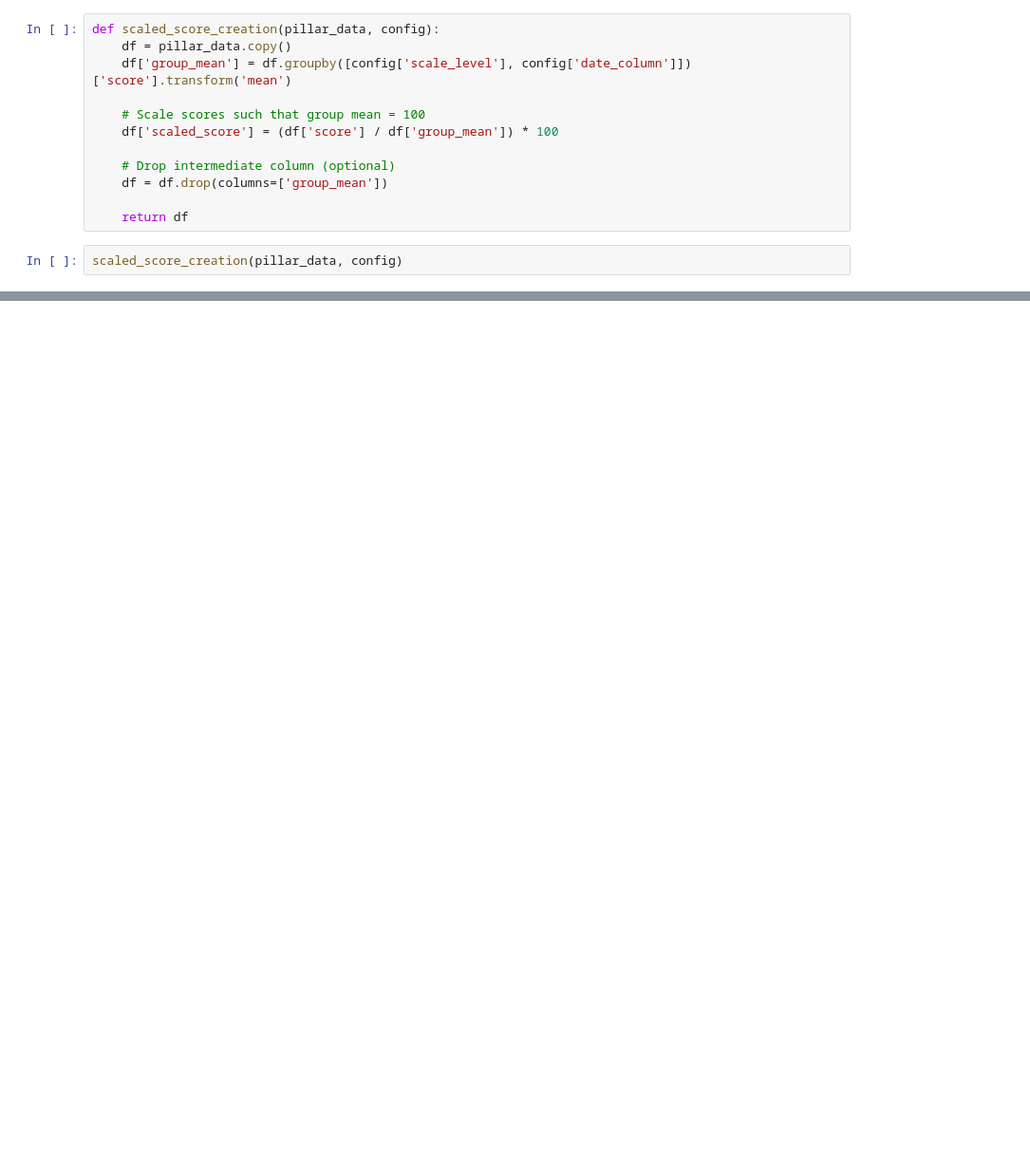
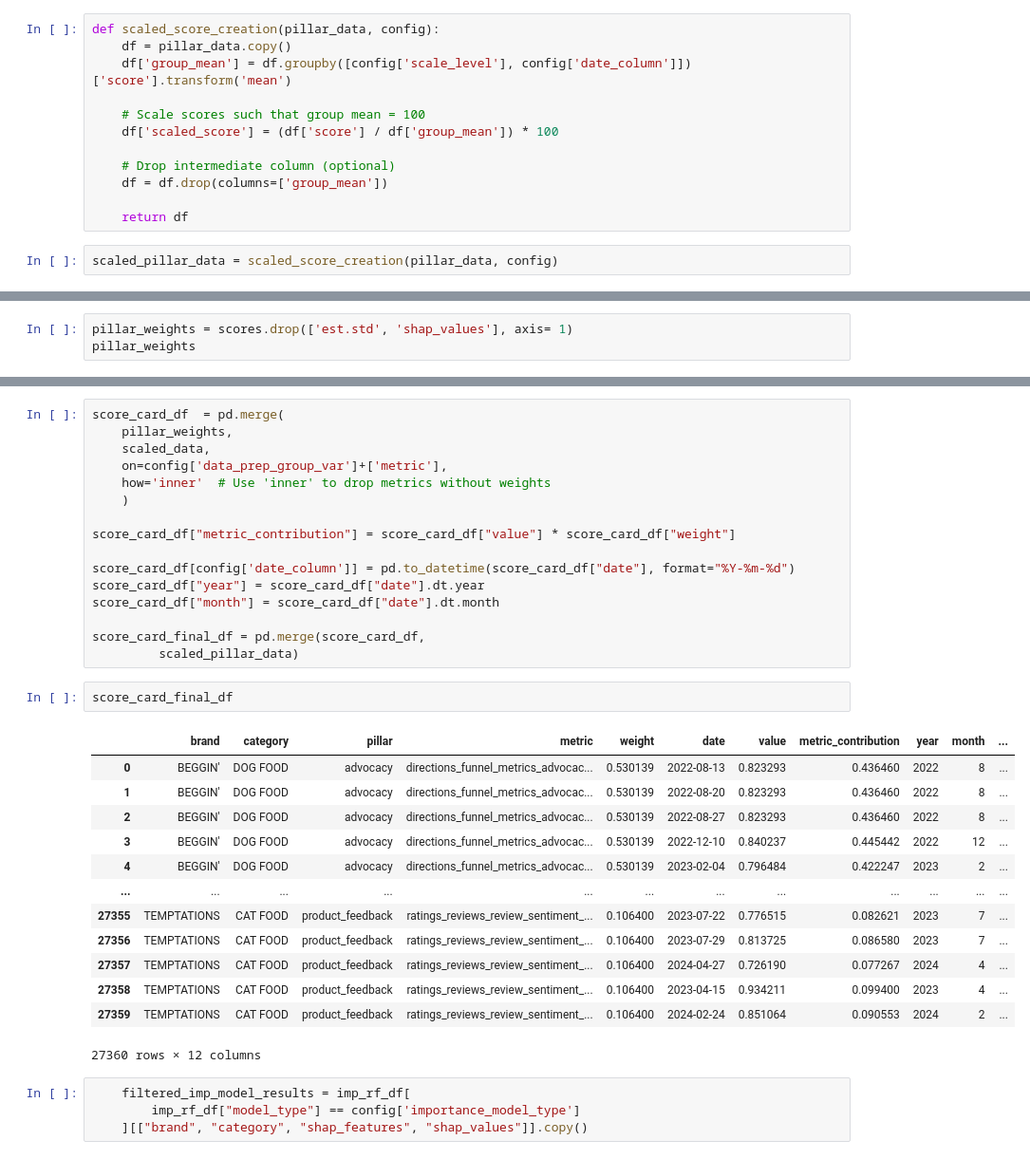
Before and after one commit to vks-varma/brandhub-capability, a Jupyter notebook: src/BHC_Capability/rough_book.ipynb, the cells around one changed output, grey strips where cells are left out. Shown at 95% size. Cells and saved outputs as stored; diff of their text form; blank space fills up the shorter version.

Commit message:
Entire pipeline integrated till scorecard creation

```diff
--- a/src/BHC_Capability/rough_book.ipynb
+++ b/src/BHC_Capability/rough_book.ipynb
@@ -1173,4 +1159,4 @@ def scaled_score_creation(pillar_data, config):
 
     return df
 # %%
-scaled_score_creation(pillar_data, config)
+scaled_pillar_data = scaled_score_creation(pillar_data, config)
@@ -1190,0 +1516,3 @@ scaled_score_creation(pillar_data, config)
+# %%
+pillar_weights = scores.drop(['est.std', 'shap_values'], axis= 1)
+pillar_weights
@@ -1190,0 +1533,36 @@ scaled_score_creation(pillar_data, config)
+# %%
+score_card_df  = pd.merge(
+    pillar_weights,
+    scaled_data,
+    on=config['data_prep_group_var']+['metric'],
+    how='inner'  # Use 'inner' to drop metrics without weights
+    )
+
+score_card_df["metric_contribution"] = score_card_df["value"] * score_card_df["weight"]
+
+score_card_df[config['date_column']] = pd.to_datetime(score_card_df["date"], format="%Y-%m-%d")
+score_card_df["year"] = score_card_df["date"].dt.year
+score_card_df["month"] = score_card_df["date"].dt.month
+
+score_card_final_df = pd.merge(score_card_df,
+         scaled_pillar_data)
+# %%
+score_card_final_df
+# %% [output]
+|  | brand | category | pillar | metric | weight | date | value | metric_contribution | year | month | ... |
+| 0 | BEGGIN' | DOG FOOD | advocacy | directions_funnel_metrics_advocac... | 0.530139 | 2022-08-13 | 0.823293 | 0.436460 | 2022 | 8 | ... |
+| 1 | BEGGIN' | DOG FOOD | advocacy | directions_funnel_metrics_advocac... | 0.530139 | 2022-08-20 | 0.823293 | 0.436460 | 2022 | 8 | ... |
+| 2 | BEGGIN' | DOG FOOD | advocacy | directions_funnel_metrics_advocac... | 0.530139 | 2022-08-27 | 0.823293 | 0.436460 | 2022 | 8 | ... |
+| 3 | BEGGIN' | DOG FOOD | advocacy | directions_funnel_metrics_advocac... | 0.530139 | 2022-12-10 | 0.840237 | 0.445442 | 2022 | 12 | ... |
+| 4 | BEGGIN' | DOG FOOD | advocacy | directions_funnel_metrics_advocac... | 0.530139 | 2023-02-04 | 0.796484 | 0.422247 | 2023 | 2 | ... |
+| ... | ... | ... | ... | ... | ... | ... | ... | ... | ... | ... | ... |
+| 27355 | TEMPTATIONS | CAT FOOD | product_feedback | ratings_reviews_review_sentiment_... | 0.106400 | 2023-07-22 | 0.776515 | 0.082621 | 2023 | 7 | ... |
+| 27356 | TEMPTATIONS | CAT FOOD | product_feedback | ratings_reviews_review_sentiment_... | 0.106400 | 2023-07-29 | 0.813725 | 0.086580 | 2023 | 7 | ... |
+| 27357 | TEMPTATIONS | CAT FOOD | product_feedback | ratings_reviews_review_sentiment_... | 0.106400 | 2024-04-27 | 0.726190 | 0.077267 | 2024 | 4 | ... |
+| 27358 | TEMPTATIONS | CAT FOOD | product_feedback | ratings_reviews_review_sentiment_... | 0.106400 | 2023-04-15 | 0.934211 | 0.099400 | 2023 | 4 | ... |
+| 27359 | TEMPTATIONS | CAT FOOD | product_feedback | ratings_reviews_review_sentiment_... | 0.106400 | 2024-02-24 | 0.851064 | 0.090553 | 2024 | 2 | ... |
+27360 rows × 12 columns
+# %%
+    filtered_imp_model_results = imp_rf_df[
+        imp_rf_df["model_type"] == config['importance_model_type']
+    ][["brand", "category", "shap_features", "shap_values"]].copy()
```
Also changed, not shown: parts of 22 cells of this notebook, 5 other files.
